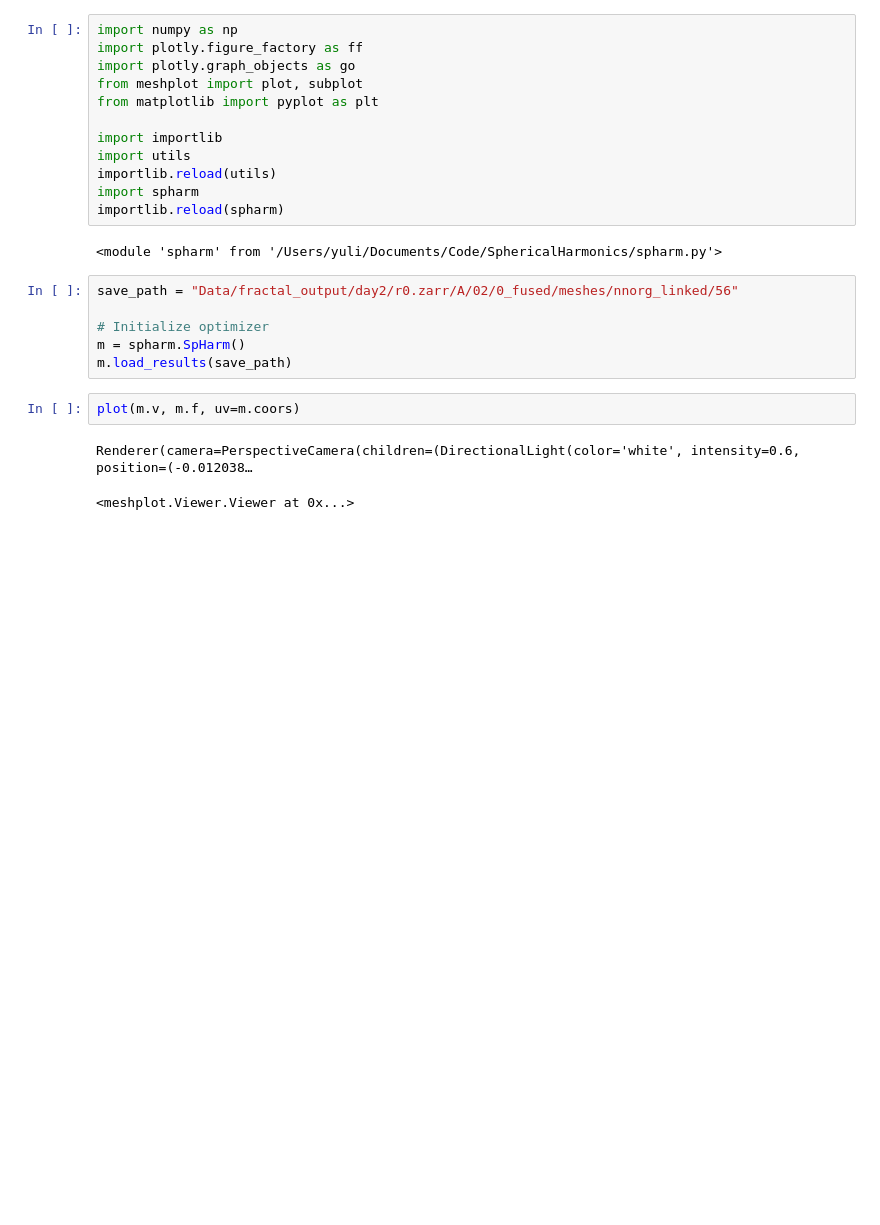
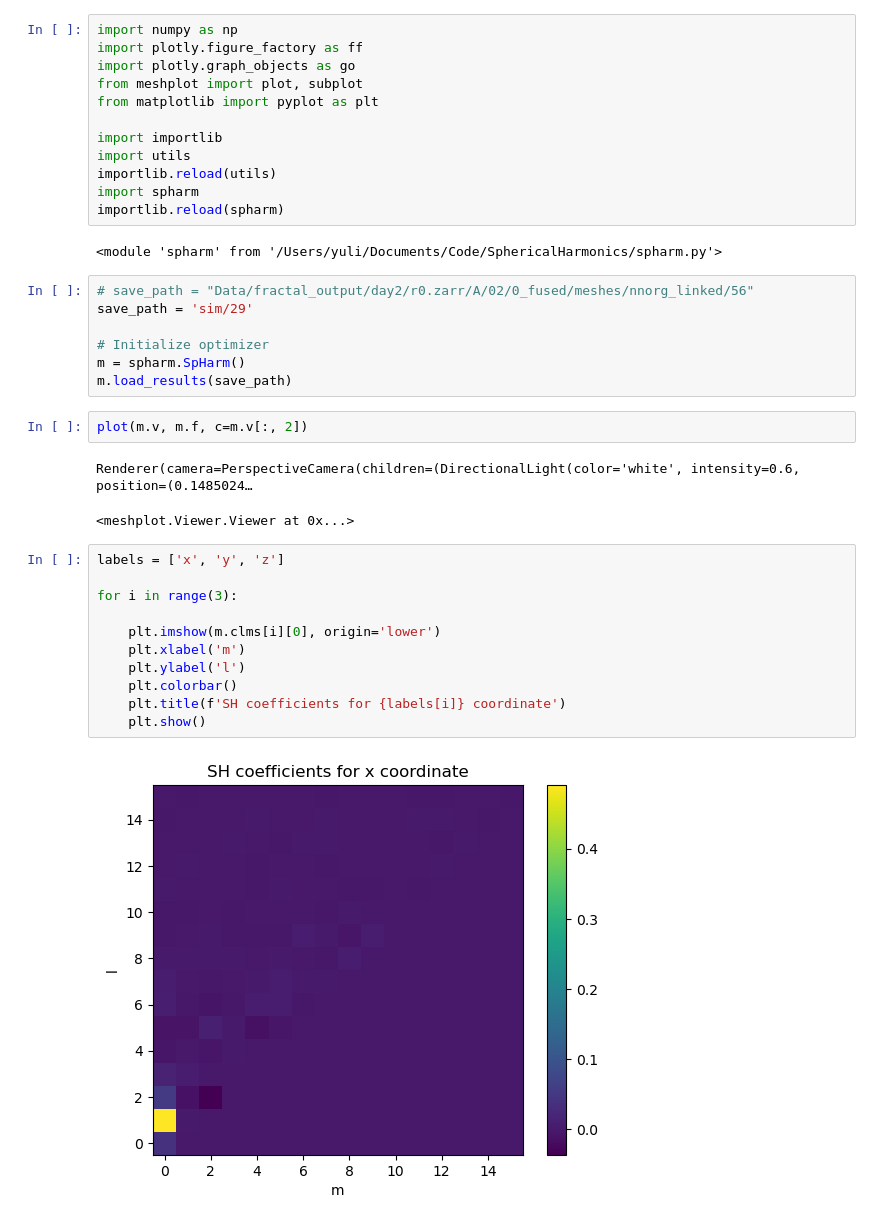
Before and after one commit to Irene-Li/SphericalHarmonics, a Jupyter notebook: data_inspection.ipynb, the cells around one changed output. Drawn from its saved outputs; the diff is of its cells as text; blank space fills up the shorter version.

```diff
--- a/data_inspection.ipynb
+++ b/data_inspection.ipynb
@@ -13,13 +13,27 @@ importlib.reload(spharm)
 # %% [output]
 <module 'spharm' from '/Users/yuli/Documents/Code/SphericalHarmonics/spharm.py'>
 # %%
-save_path = "Data/fractal_output/day2/r0.zarr/A/02/0_fused/meshes/nnorg_linked/56"
+# save_path = "Data/fractal_output/day2/r0.zarr/A/02/0_fused/meshes/nnorg_linked/56"
+save_path = 'sim/29'
 
 # Initialize optimizer
 m = spharm.SpHarm()
 m.load_results(save_path)
 # %%
-plot(m.v, m.f, uv=m.coors)
+plot(m.v, m.f, c=m.v[:, 2])
 # %% [output]
-Renderer(camera=PerspectiveCamera(children=(DirectionalLight(color='white', intensity=0.6, position=(-0.012038…
+Renderer(camera=PerspectiveCamera(children=(DirectionalLight(color='white', intensity=0.6, position=(0.1485024…
 <meshplot.Viewer.Viewer at 0x...>
+# %%
+labels = ['x', 'y', 'z']
+
+for i in range(3):
+
+    plt.imshow(m.clms[i][0], origin='lower')
+    plt.xlabel('m')
+    plt.ylabel('l')
+    plt.colorbar()
+    plt.title(f'SH coefficients for {labels[i]} coordinate')
+    plt.show()
+# %% [output]
+[figure, added]
```
Also changed, not shown: parts of 7 cells of this notebook, 12 other files.
